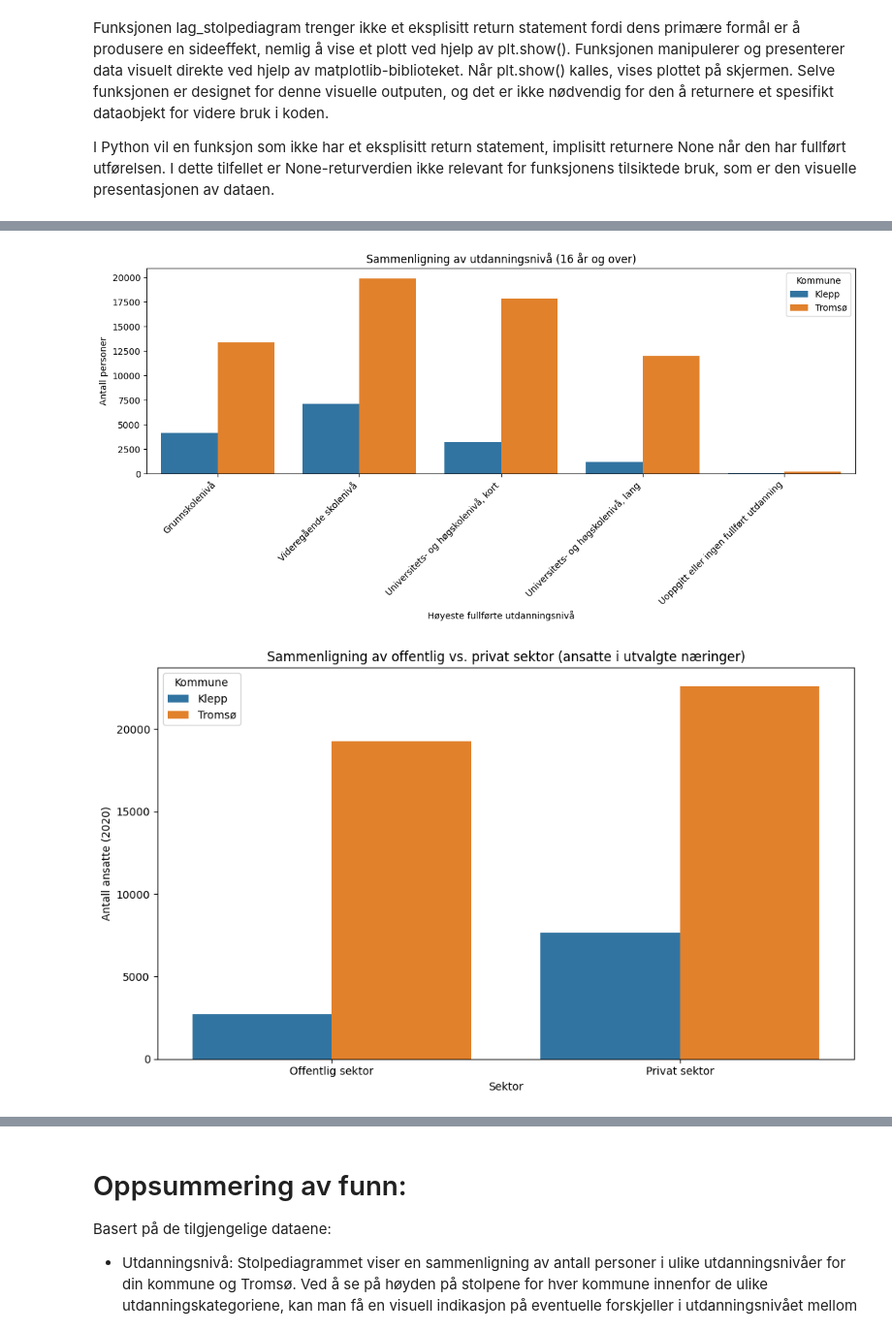
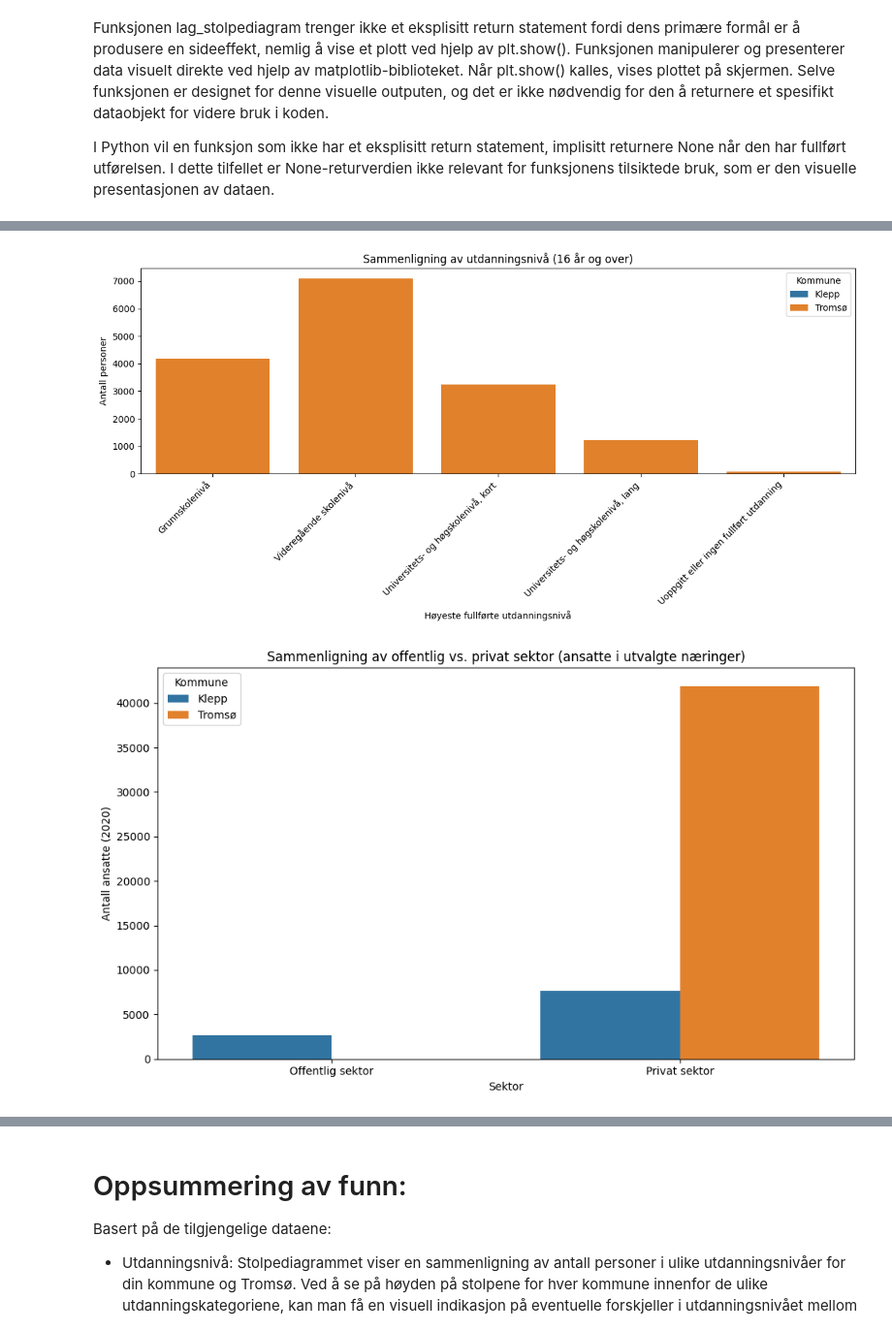
Before and after one commit to Tinemjolk/SOK-1005-DV, a Jupyter notebook: AK6.ipynb, the cells around one changed output, grey strips where cells are left out. Shown at 97% size. Cells and saved outputs as stored; diff of their text form; code cells hidden in the pictures.

```diff
--- a/AK6.ipynb
+++ b/AK6.ipynb
@@ -598,42 +550,5 @@ df_c
 # %%
 # 9
-# Import necessary libraries
-import pandas as pd
-import numpy as np
-import matplotlib.pyplot as plt
-import seaborn as sns
-
-# Ensure required dataframes are defined
-# Example initialization (replace with actual data if available)
-df_d = pd.DataFrame({
-    'Utdanningsnivå': ['Grunnskolenivå', 'Videregående skolenivå', 'Universitets- og høgskolenivå, kort', 'Universitets- og høgskolenivå, lang', 'Uoppgitt eller ingen fullført utdanning'],
-    'Personer 16 år og over': [4174, 7103, 3242, 1225, 66]
-})
-df_tu = pd.DataFrame({
-    'Utdanningsnivå': ['Grunnskolenivå', 'Videregående skolenivå', 'Universitets- og høgskolenivå, kort', 'Universitets- og høgskolenivå, lang', 'Uoppgitt eller ingen fullført utdanning'],
-    'Personer 16 år og over': [13373, 19923, 17859, 12003, 199]
-})
-df_tj = pd.DataFrame({
-    'Næring': ['Jordbruk, skogbruk og fiske', 'Sekundærnæringer', 'Varehandel, hotell og restaurant', 'Off.adm., forsvar, sosialforsikring', 'Undervisning', 'Helse- og sosialtjenester', 'Personlig tjenesteyting'],
-    'Antall': [670, 5205, 15018, 2729, 5362, 11178, 1691]
-})
-df_c = pd.DataFrame({
-    'Sektor': ['Offentlig sektor', 'Privat sektor'],
-    '2020': [2720, 7635]
-})
-df_a = pd.DataFrame({
-    'Alder;"Kvinner";"Menn"': ['20-24 år;-589;662', '25-29 år;-679;772', '30-34 år;-779;814', '35-39 år;-747;773', '40-44 år;-748;762', '45-49 år;-691;752', '50-54 år;-667;739', '55-59 år;-690;716', '60-64 år;-490;529'],
-    'Alder': ['20-24 år', '25-29 år', '30-34 år', '35-39 år', '40-44 år', '45-49 år', '50-54 år', '55-59 år', '60-64 år'],
-    'Kvinner': [-589, -679, -779, -747, -748, -691, -667, -690, -490],
-    'Menn': [662, 772, 814, 773, 762, 752, 739, 716, 529]
-})
-df_ta = pd.DataFrame({
-    'Alder;"Kvinner";"Menn"': ['20-24 år;-2759;2671', '25-29 år;-3474;3536', '30-34 år;-3289;3591', '35-39 år;-2843;2915', '40-44 år;-2576;2726', '45-49 år;-2433;2445', '50-54 år;-2671;2729', '55-59 år;-2553;2588', '60-64 år;-2203;2112'],
-    'Alder': ['20-24 år', '25-29 år', '30-34 år', '35-39 år', '40-44 år', '45-49 år', '50-54 år', '55-59 år', '60-64 år'],
-    'Kvinner': [-2759, -3474, -3289, -2843, -2576, -2433, -2671, -2553, -2203],
-    'Menn': [2671, 3536, 3591, 2915, 2726, 2445, 2729, 2588, 2112]
-})
-
 # --- 1. Sammenligne utdanningsnivå ---
 # Konkatenere dataframene for din kommune (df_d) og Tromsø (df_tu)
 # Legger til en kolonne for kommunenavn i begge dataframene før sammenkobling
@@ -739,35 +654,35 @@ df_arbeidsfor_sammenligning = pd.concat([arbeidsfor_klepp_df, arbeidsfor_tromso_
 sysselsatte_klepp = df_c['2020'].sum()
 sysselsatte_tromso = df_tj['Antall'].sum()
 
 # Lager en ny dataframe for å sammenligne antall sysselsatte
 df_sysselsatte_sammenligning = pd.DataFrame({
     'Kommune': ['Klepp', 'Tromsø'],
     'Sysselsatte i utvalgte næringer (2020)': [sysselsatte_klepp, sysselsatte_tromso]
 })
 
 # Slår sammen data om arbeidsfør befolkning og antall sysselsatte for begge kommunene
 df_arbeidsstokk_sammenligning = pd.merge(df_arbeidsfor_sammenligning, df_sysselsatte_sammenligning, on='Kommune', how='outer')
 
 # Gjør om dataframe-et til et "langt" format for enklere visualisering med seaborn
 df_arbeidsstokk_sammenligning_melted = df_arbeidsstokk_sammenligning.melt(
     id_vars='Kommune',
     value_vars=['Arbeidsfør befolkning (20-64)', 'Sysselsatte i utvalgte næringer (2020)'],
     var_name='Arbeidsstokk indikator',
     value_name='Antall personer'
 )
 
 # Lager et gruppert stolpediagram for å sammenligne arbeidsfør befolkning og sysselsatte
 plt.figure(figsize=(12, 6))
 sns.barplot(x='Kommune', y='Antall personer', hue='Arbeidsstokk indikator', data=df_arbeidsstokk_sammenligning_melted)
 plt.title('Sammenligning av arbeidsfør befolkning og sysselsatte i utvalgte næringer')
 plt.xlabel('Kommune')
 plt.ylabel('Antall personer')
 plt.xticks(rotation=0) # Viser x-aksens etiketter horisontalt
 plt.tight_layout() # Justerer layout for å unngå at elementer overlapper
 plt.show()
 # %% [output]
-[figure, old version]
+[figure, new version]
-[figure, old version]
+[figure, new version]
 [figure]
 # %% [markdown]
 # Oppsummering av funn:
```
Also changed, not shown: parts of 4 cells of this notebook.
